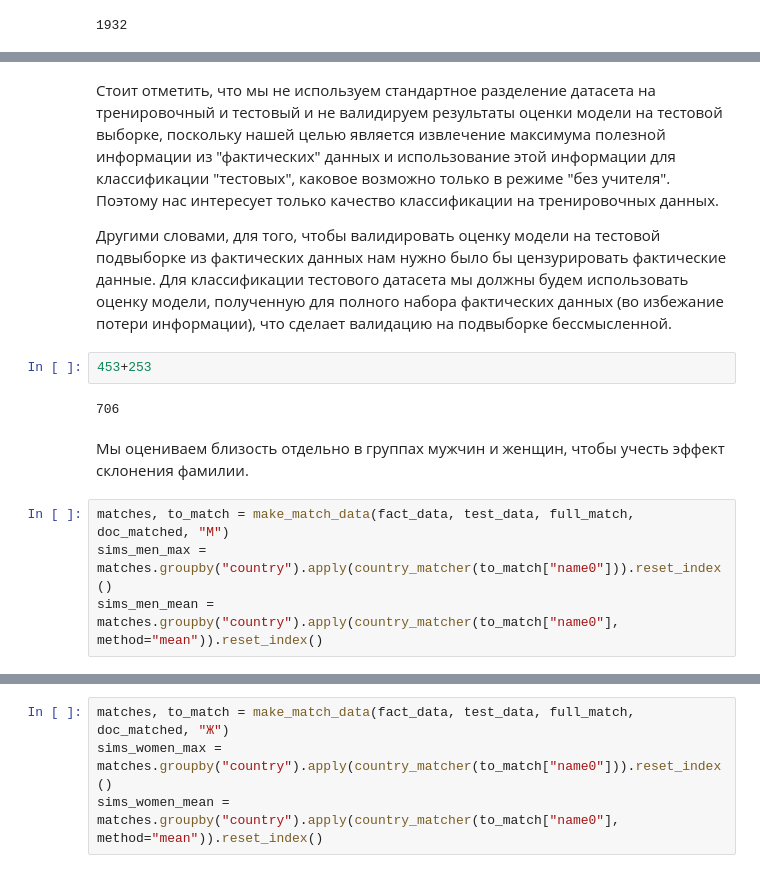
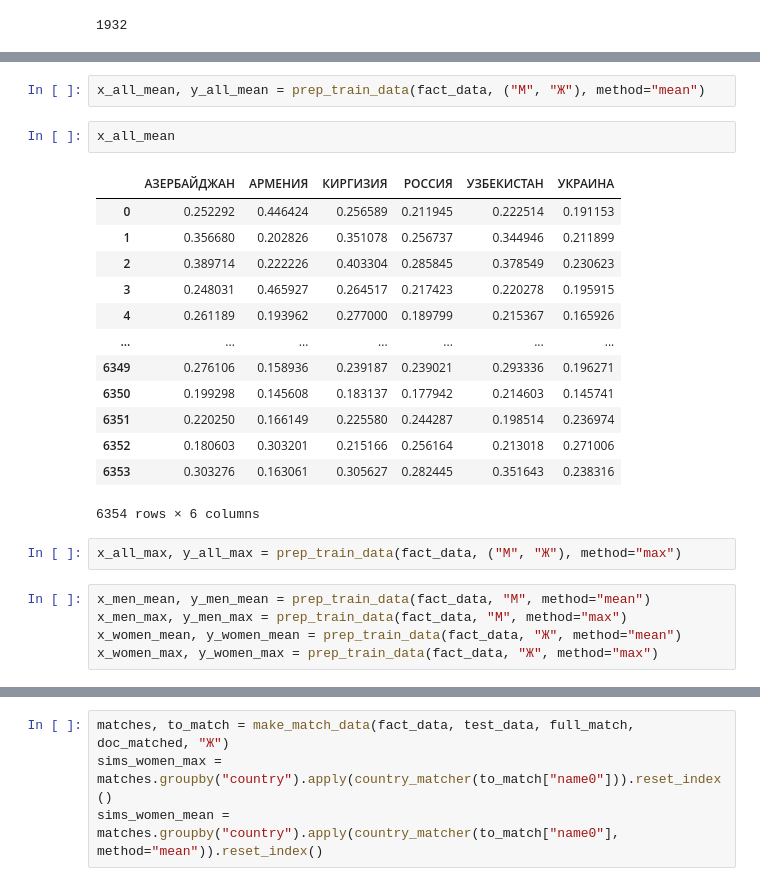
Before and after one commit to agoryuno/offcuts, a Jupyter notebook: moscow/dit_test.ipynb, the cells around one changed output, grey strips where cells are left out. Saved outputs shown, nothing was run; the diff lists cells and outputs as text.

```diff
--- a/moscow/dit_test.ipynb
+++ b/moscow/dit_test.ipynb
@@ -366,14 +312,25 @@ weighted avg       0.66      0.67      0.66      6354
-# %% [markdown]
-Стоит отметить, что мы не используем стандартное разделение датасета на тренировочный и тестовый и не валидируем результаты оценки модели на тестовой выборке, поскольку нашей целью является извлечение максимума полезной информации из "фактических" данных и использование этой информации для классификации "тестовых", каковое возможно только в режиме "без учителя". Поэтому нас интересует только качество классификации на тренировочных данных.
-
-Другими словами, для того, чтобы валидировать оценку модели на тестовой подвыборке из фактических данных нам нужно было бы цензурировать фактические данные. Для классификации тестового датасета мы должны будем использовать оценку модели, полученную для полного набора фактических данных (во избежание потери информации), что сделает валидацию на подвыборке бессмысленной.
-# %%
-453+253
-# %% [output]
-706
-# %% [markdown]
-Мы оцениваем близость отдельно в группах мужчин и женщин, чтобы учесть эффект склонения фамилии.
-# %%
-matches, to_match = make_match_data(fact_data, test_data, full_match, doc_matched, "М")
-sims_men_max = matches.groupby("country").apply(country_matcher(to_match["name0"])).reset_index()
-sims_men_mean = matches.groupby("country").apply(country_matcher(to_match["name0"], method="mean")).reset_index()
+# %%
+x_all_mean, y_all_mean = prep_train_data(fact_data, ("М", "Ж"), method="mean")
+# %%
+x_all_mean
+# %% [output]
+|  | АЗЕРБАЙДЖАН | АРМЕНИЯ | КИРГИЗИЯ | РОССИЯ | УЗБЕКИСТАН | УКРАИНА |
+| 0 | 0.252292 | 0.446424 | 0.256589 | 0.211945 | 0.222514 | 0.191153 |
+| 1 | 0.356680 | 0.202826 | 0.351078 | 0.256737 | 0.344946 | 0.211899 |
+| 2 | 0.389714 | 0.222226 | 0.403304 | 0.285845 | 0.378549 | 0.230623 |
+| 3 | 0.248031 | 0.465927 | 0.264517 | 0.217423 | 0.220278 | 0.195915 |
+| 4 | 0.261189 | 0.193962 | 0.277000 | 0.189799 | 0.215367 | 0.165926 |
+| ... | ... | ... | ... | ... | ... | ... |
+| 6349 | 0.276106 | 0.158936 | 0.239187 | 0.239021 | 0.293336 | 0.196271 |
+| 6350 | 0.199298 | 0.145608 | 0.183137 | 0.177942 | 0.214603 | 0.145741 |
+| 6351 | 0.220250 | 0.166149 | 0.225580 | 0.244287 | 0.198514 | 0.236974 |
+| 6352 | 0.180603 | 0.303201 | 0.215166 | 0.256164 | 0.213018 | 0.271006 |
+| 6353 | 0.303276 | 0.163061 | 0.305627 | 0.282445 | 0.351643 | 0.238316 |
+6354 rows × 6 columns
+# %%
+x_all_max, y_all_max = prep_train_data(fact_data, ("М", "Ж"), method="max")
+# %%
+x_men_mean, y_men_mean = prep_train_data(fact_data, "М", method="mean")
+x_men_max, y_men_max = prep_train_data(fact_data, "М", method="max")
+x_women_mean, y_women_mean = prep_train_data(fact_data, "Ж", method="mean")
+x_women_max, y_women_max = prep_train_data(fact_data, "Ж", method="max")
```
Also changed, not shown: parts of 22 cells of this notebook.
